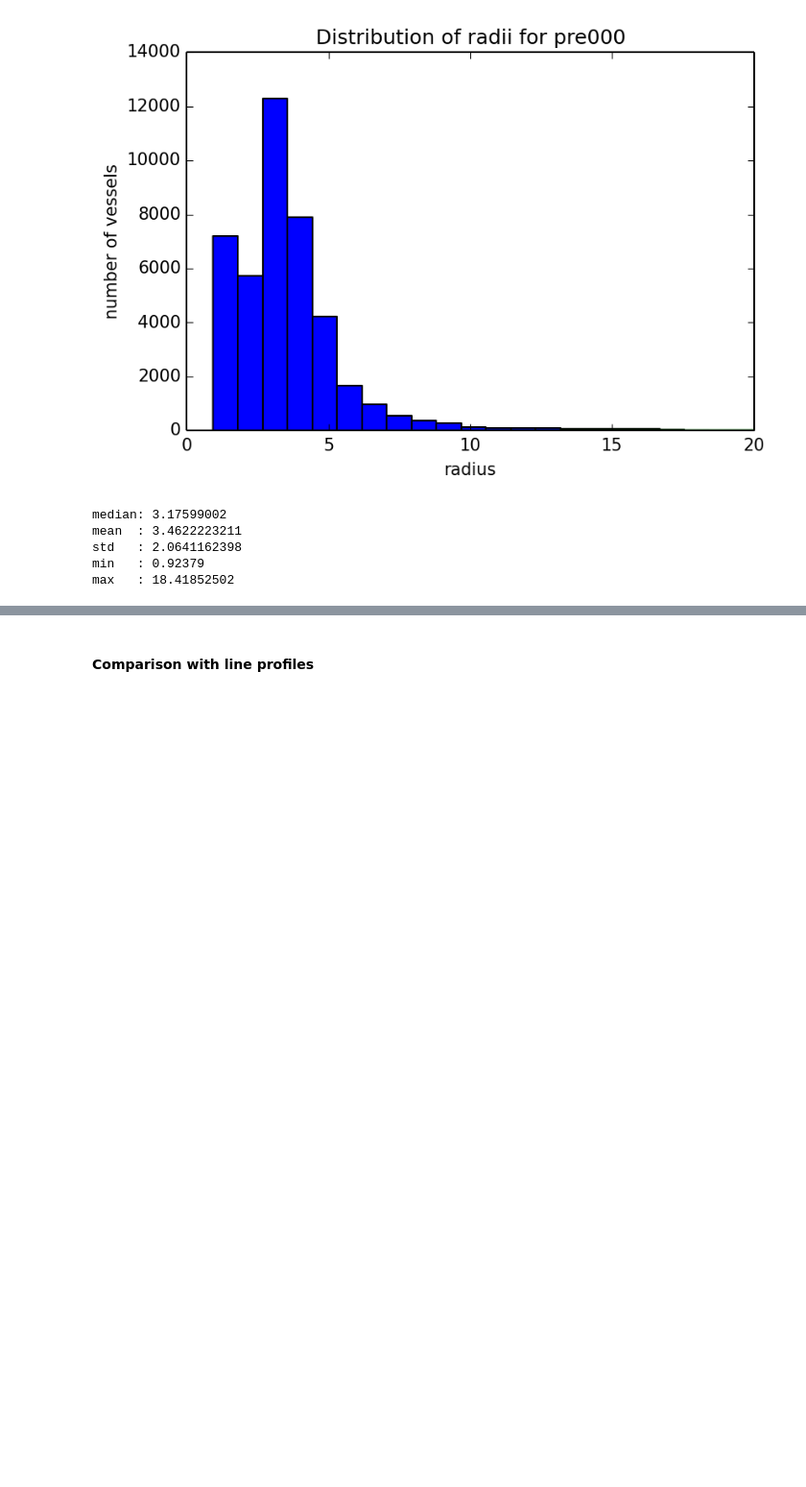
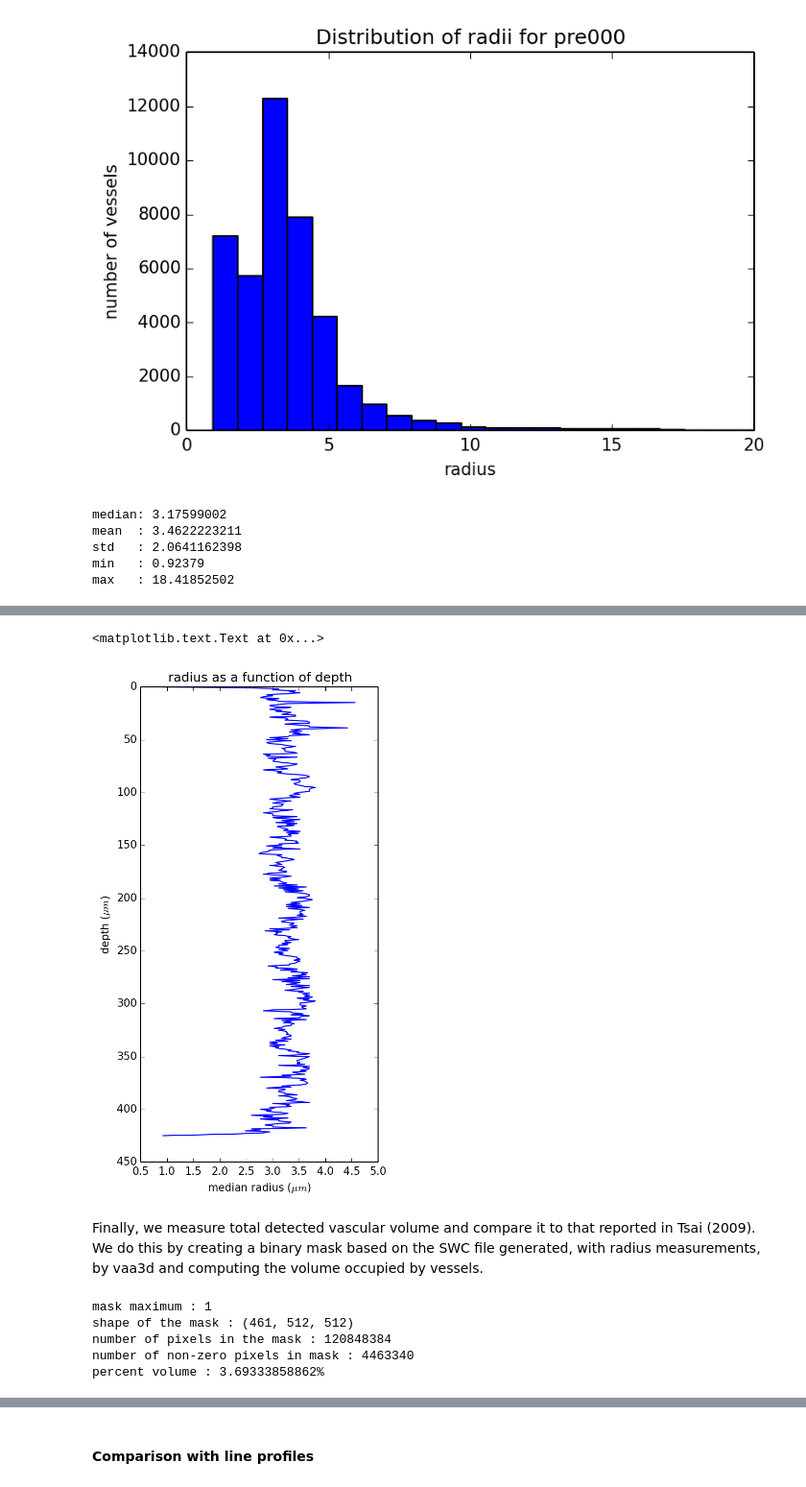
Before and after one commit to wj2/vasc-based-insertion-targeting, a Jupyter notebook: doc/vasc-radiusvalidation.ipynb, the cells around one changed output, grey strips where cells are left out. Shown: that part at 96% size. Drawn from its saved outputs; the diff is of its cells as text; code cells hidden in the pictures; blank space fills up the shorter version.

```diff
--- a/doc/vasc-radiusvalidation.ipynb
+++ b/doc/vasc-radiusvalidation.ipynb
@@ -32,7 +32,8 @@ We will validate Vaa3d's delivery of each metric.
 # %%
 import SWC
 # import an SWC file and allow it to ground its pixel coordinates in a real measurement
-pre000_swc = SWC.SWC(path='../../vascdata/pre000/pre000-8bitGF5552-wrad7.swc', microns_perpixel=.92379)
+mpp = .92379 # from the 2p Z-stack metadata
+pre000_swc = SWC.SWC(path='../../vascdata/pre000/pre000-8bitGF5552-wrad7.swc', microns_perpixel=mpp)
 len(pre000_swc) # the number of segments represented in this swc
 # %% [output]
 919
@@ -75,0 +79,42 @@ We can see from the histogram that the distribution is largely unimodal with a l
+# %%
+import numpy.ma as ma # we have to mask out nan values
+
+stack_depth = 512
+layers = np.zeros((stack_depth), dtype=np.dtype('object'))
+layers[:] = np.nan # so we don't plot zeros
+for segment in pre000_swc:
+    for piece in segment:
+        if piece.z < stack_depth:
+            if np.all(layers[piece.z] == np.nan):
+                layers[piece.z] = np.array([piece.rad])
+            else:
+                layers[piece.z] = np.append(layers[piece.z], piece.rad)
+layer_median = map(lambda x: np.median(x) * mpp, layers)
+masked_layer_median = ma.masked_where(np.isnan(layer_median), layer_median)
+plt.figure(figsize=(4,8))
+plt.plot(layer_median, np.arange(512*mpp, step=mpp))
+plt.gca().invert_yaxis()
+plt.xlabel('median radius ($\mu m$)')
+plt.ylabel('depth ($\mu m$)')
+plt.title('radius as a function of depth')
+# %% [output]
+<matplotlib.text.Text at 0x...>
+[figure, added]
+# %% [markdown]
+Finally, we measure total detected vascular volume and compare it to that reported in Tsai (2009). We do this by creating a binary mask based on the SWC file generated, with radius measurements, by vaa3d and computing the volume occupied by vessels.
+# %%
+import tiff.tifffile as tiff
+binary_mask = tiff.imread('../../vascdata/pre000/pre000-8bitGF5552-maskwrad7-cropped.tif')
+bm_max = binary_mask.max()
+binary_mask[binary_mask == bm_max] = 1 # ensure max value of binary mask is one
+print 'mask maximum : '+str(binary_mask.max())
+print 'shape of the mask : '+str(binary_mask.shape)
+print 'number of pixels in the mask : '+str(binary_mask.size)
+print 'number of non-zero pixels in mask : '+str(binary_mask.sum())
+print 'percent volume : '+str(binary_mask.sum() * 100 / binary_mask.size) +'%'
+# %% [output]
+mask maximum : 1
+shape of the mask : (461, 512, 512)
+number of pixels in the mask : 120848384
+number of non-zero pixels in mask : 4463340
+percent volume : 3.69333858862%
```
Also changed, not shown: parts of 15 cells of this notebook, 2 other files.
